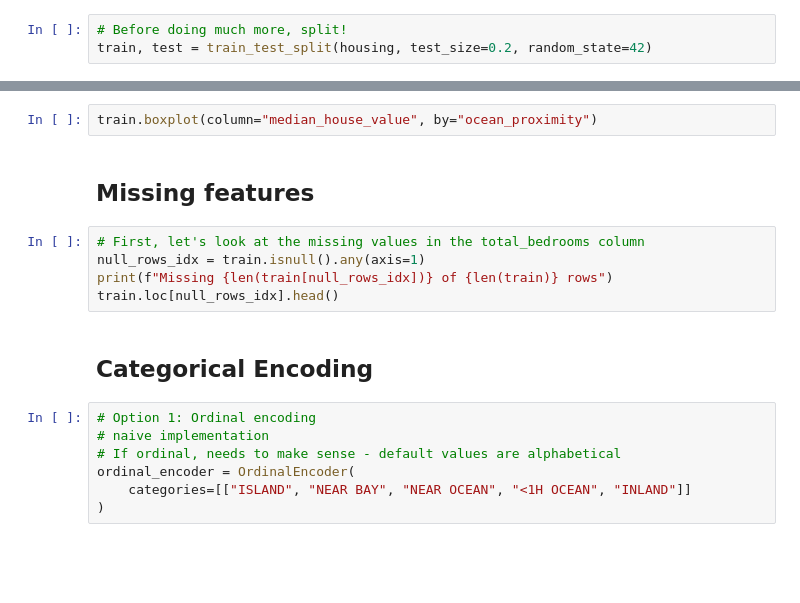
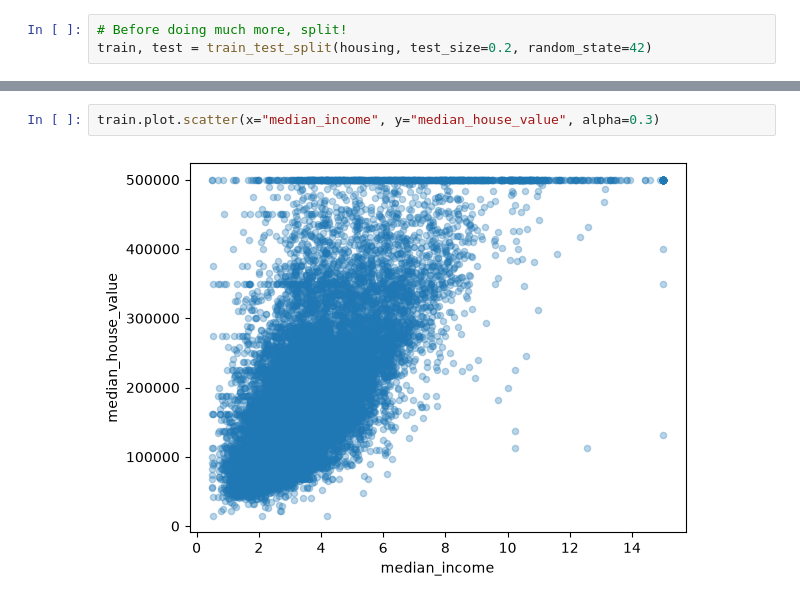
Before and after one commit to mru-data3464/f26, a Jupyter notebook: demo_code/09_interactions/housing.out.ipynb, the cells around one changed output, grey strips where cells are left out. Cells and saved outputs as stored; diff of their text form; blank space fills up the shorter version.

```diff
--- a/demo_code/09_interactions/housing.out.ipynb
+++ b/demo_code/09_interactions/housing.out.ipynb
@@ -62,18 +92,4 @@ plt.show()
 # %%
-train.boxplot(column="median_house_value", by="ocean_proximity")
+train.plot.scatter(x="median_income", y="median_house_value", alpha=0.3)
+# %% [output]
+[figure, added]
-# %% [markdown]
-## Missing features
-# %%
-# First, let's look at the missing values in the total_bedrooms column
-null_rows_idx = train.isnull().any(axis=1)
-print(f"Missing {len(train[null_rows_idx])} of {len(train)} rows")
-train.loc[null_rows_idx].head()
-# %% [markdown]
-## Categorical Encoding
-# %%
-# Option 1: Ordinal encoding
-# naive implementation
-# If ordinal, needs to make sense - default values are alphabetical
-ordinal_encoder = OrdinalEncoder(
-    categories=[["ISLAND", "NEAR BAY", "NEAR OCEAN", "<1H OCEAN", "INLAND"]]
-)
```
Also changed, not shown: parts of 33 cells of this notebook, 47 other files.
